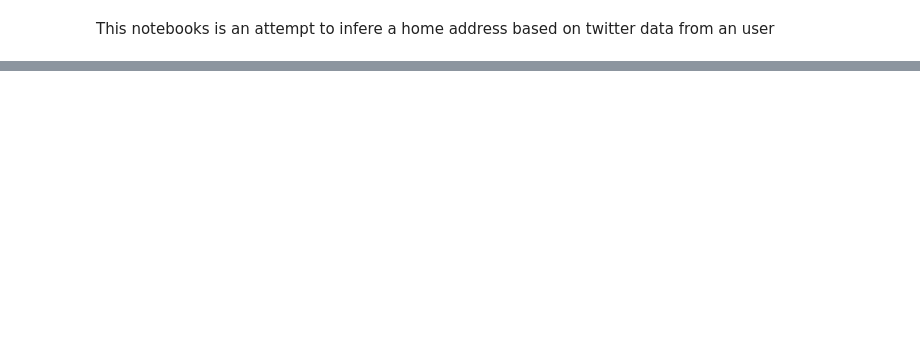
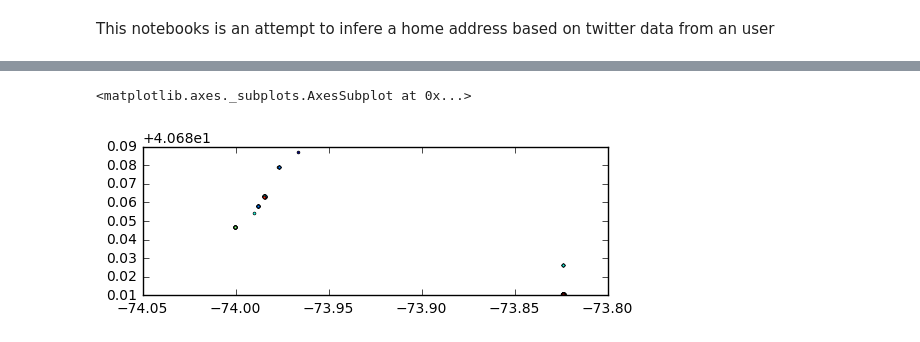
Before and after one commit to Alan-F/USI-Impact-L-Train-Shutdown, a Jupyter notebook: gettingHomeAddresss.ipynb, the cells around one changed output, grey strips where cells are left out. Drawn from its saved outputs; the diff is of its cells as text; code cells hidden in the pictures; blank space fills up the shorter version.

```diff
--- a/gettingHomeAddresss.ipynb
+++ b/gettingHomeAddresss.ipynb
@@ -16,0 +48,10 @@ data.head()
+# %%
+#convert date
+data.datetime = pd.to_datetime(data.datetime)
+#filter dates mondays tuesdays, wednesdays and thursday
+weekdays = [i.weekday()<=4 for i in data.datetime]
+# %%
+data.loc[weekdays,:].plot()
+# %% [output]
+<matplotlib.axes._subplots.AxesSubplot at 0x...>
+[figure, added]
```
Also changed, not shown: parts of 17 cells of this notebook, 4 other files.
